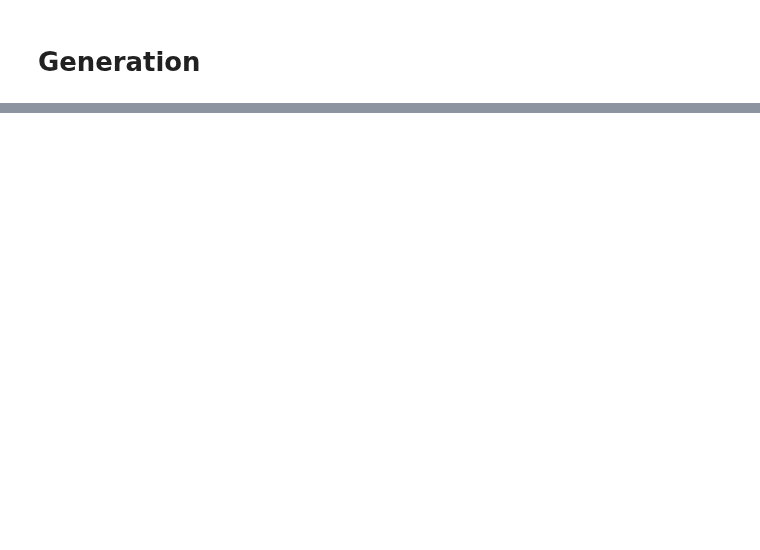
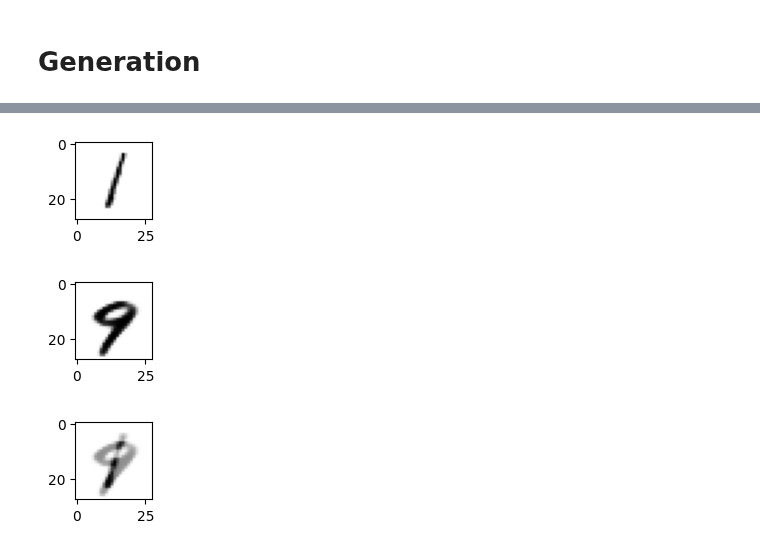
Before and after one commit to peppedilillo/toposonico, a Jupyter notebook: notebooks/experiments/vae_mnist.ipynb, the cells around one changed output, grey strips where cells are left out. Drawn from its saved outputs; the diff is of its cells as text; code cells hidden in the pictures; blank space fills up the shorter version.

```diff
--- a/notebooks/experiments/vae_mnist.ipynb
+++ b/notebooks/experiments/vae_mnist.ipynb
@@ -175,0 +181,19 @@ plt.figure(figsize=(1,1)); plt.imshow(y_hat[_idx].cpu().numpy(), cmap="Greys");
+# %%
+model.eval()
+with torch.no_grad():
+    for batch_idx, (x, _) in enumerate(test_loader):
+        x = x.view(x.shape[0], x_dim)
+        x = x.to(DEVICE)
+        y_hat, _, _ = model(x)
+        break
+
+_idx1, _idx2 = 2, 9
+x = x.view(batch_size, 28, 28)
+y_hat = y_hat.view(batch_size, 28, 28)
+plt.figure(figsize=(1,1)); plt.imshow(x[_idx1].cpu().numpy(), cmap="Greys"); plt.show()
+plt.figure(figsize=(1,1)); plt.imshow(y_hat[_idx2].cpu().numpy(), cmap="Greys"); plt.show()
+plt.figure(figsize=(1,1)); plt.imshow((y_hat[_idx1] + y_hat[_idx2]).cpu().numpy(), cmap="Greys"); plt.show()
+# %% [output]
+[figure, added]
+[figure, added]
+[figure, added]
```
Also changed, not shown: parts of 4 cells of this notebook, 4 other files.
